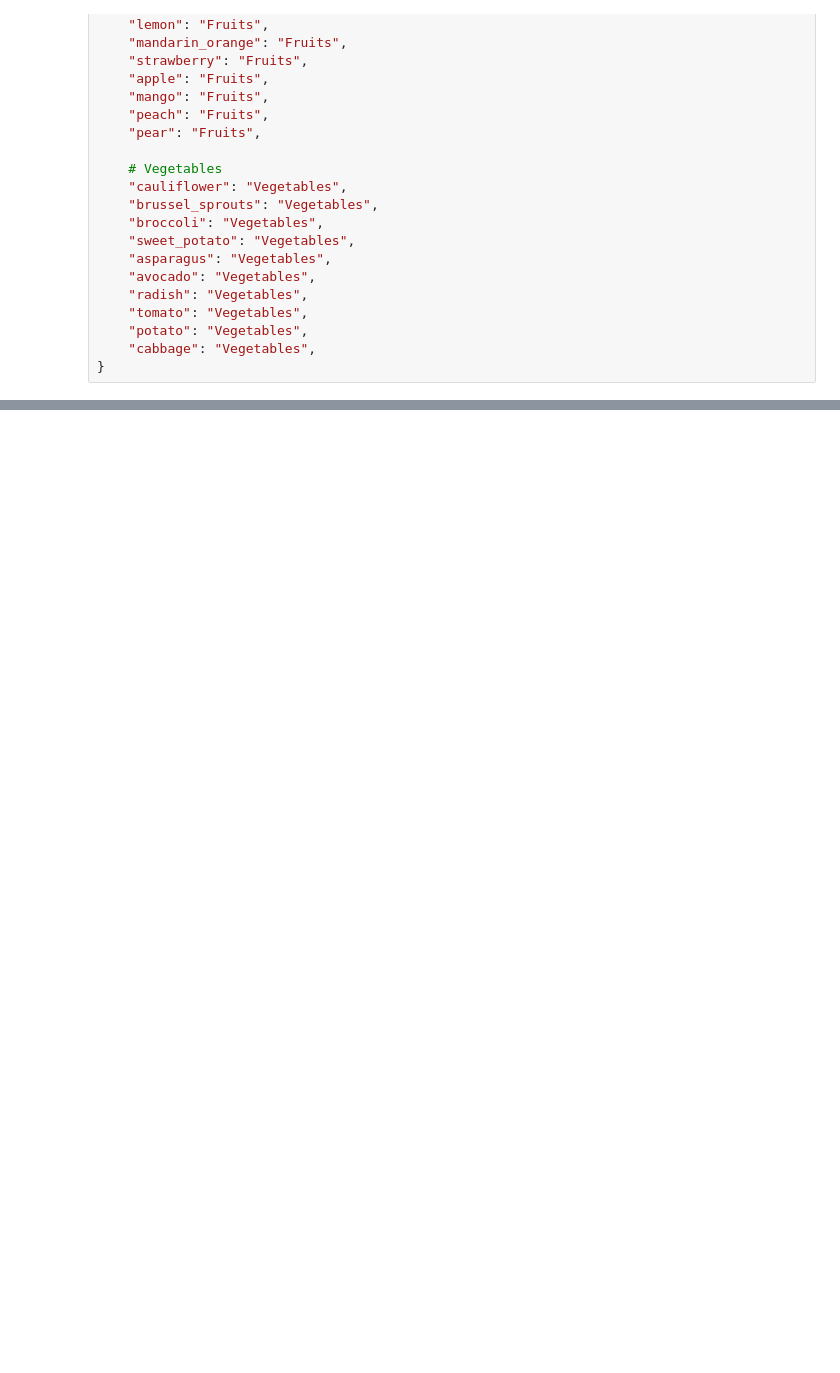
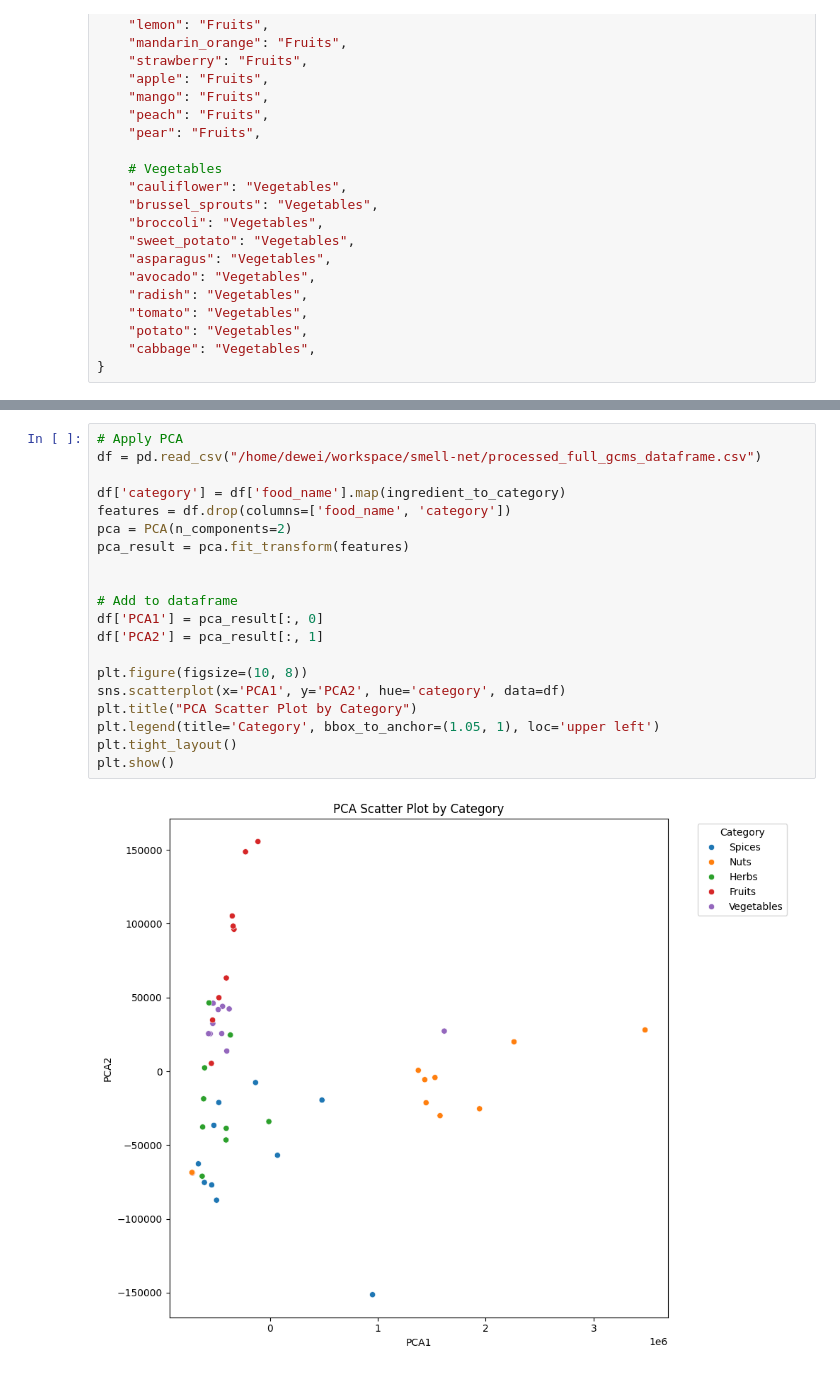
Before and after one commit to DeweiFeng/smell-net, a Jupyter notebook: gcms_analysis.ipynb, the cells around one changed output, grey strips where cells are left out. Drawn from its saved outputs; the diff is of its cells as text; blank space fills up the shorter version.

Commit message:
Moving to another workspace

```diff
--- a/gcms_analysis.ipynb
+++ b/gcms_analysis.ipynb
@@ -79,0 +81,22 @@ plt.show()
+# %%
+# Apply PCA
+df = pd.read_csv("/home/dewei/workspace/smell-net/processed_full_gcms_dataframe.csv")
+
+df['category'] = df['food_name'].map(ingredient_to_category)
+features = df.drop(columns=['food_name', 'category'])
+pca = PCA(n_components=2)
+pca_result = pca.fit_transform(features)
+
+
+# Add to dataframe
+df['PCA1'] = pca_result[:, 0]
+df['PCA2'] = pca_result[:, 1]
+
+plt.figure(figsize=(10, 8))
+sns.scatterplot(x='PCA1', y='PCA2', hue='category', data=df)
+plt.title("PCA Scatter Plot by Category")
+plt.legend(title='Category', bbox_to_anchor=(1.05, 1), loc='upper left')
+plt.tight_layout()
+plt.show()
+# %% [output]
+[figure, added]
```
Also changed, not shown: parts of 4 cells of this notebook, 31 other files.
